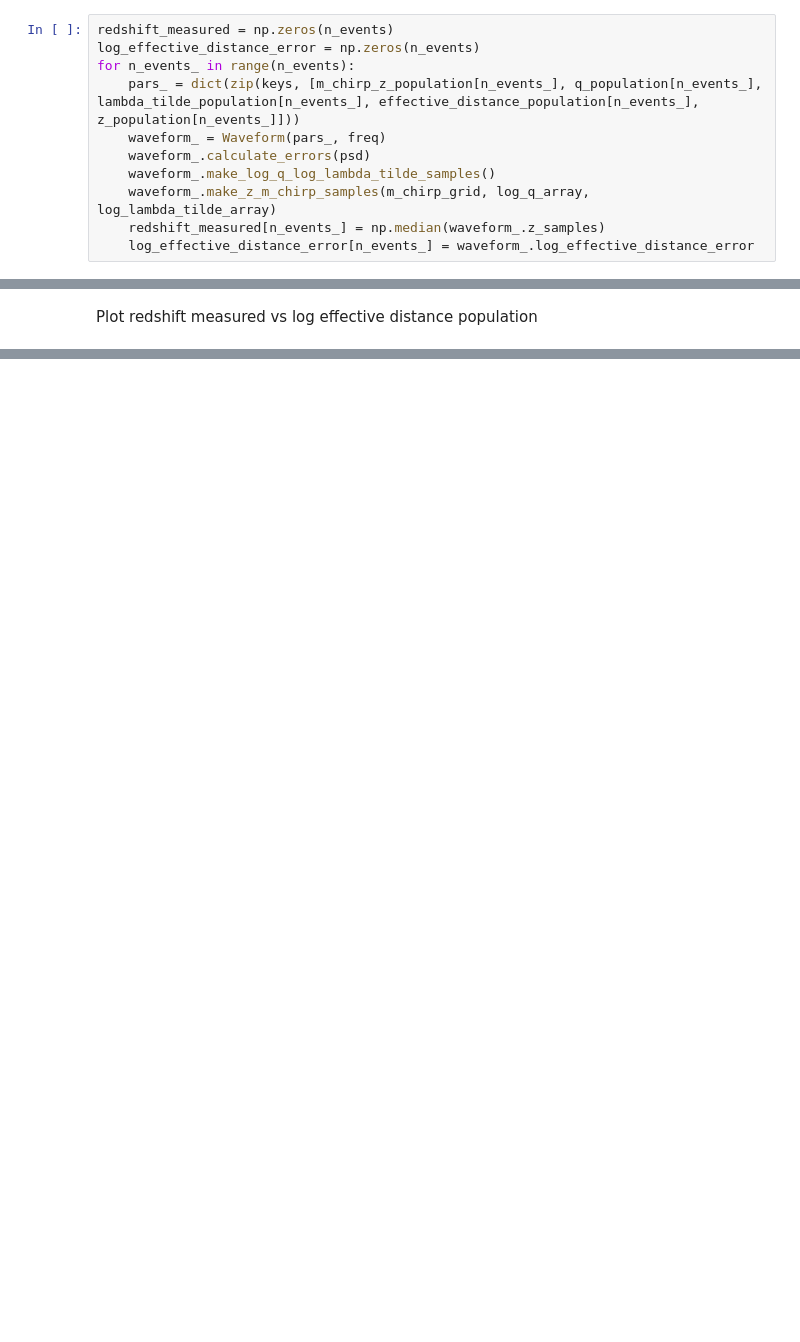
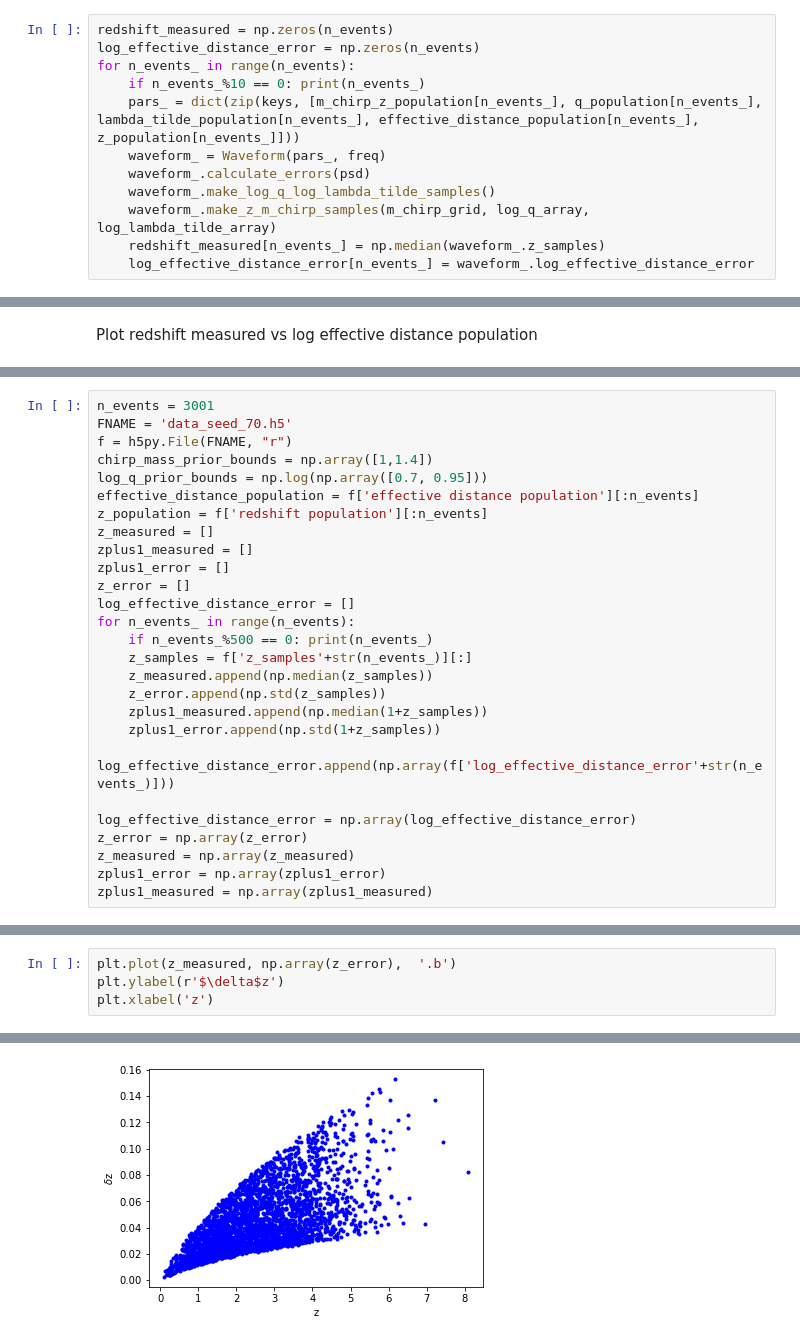
Before and after one commit to Pratyusava/3G_NS_EOS_Cosmology, a Jupyter notebook: basic_functions_check.ipynb, the cells around one changed output, grey strips where cells are left out. Drawn from its saved outputs; the diff is of its cells as text; blank space fills up the shorter version.

```diff
--- a/basic_functions_check.ipynb
+++ b/basic_functions_check.ipynb
@@ -112,6 +112,7 @@ We make an array of measured redshift, errors on log effective distance
 redshift_measured = np.zeros(n_events)
 log_effective_distance_error = np.zeros(n_events)
 for n_events_ in range(n_events):
+    if n_events_%10 == 0: print(n_events_)
     pars_ = dict(zip(keys, [m_chirp_z_population[n_events_], q_population[n_events_], lambda_tilde_population[n_events_], effective_distance_population[n_events_], z_population[n_events_]]))
     waveform_ = Waveform(pars_, freq)
     waveform_.calculate_errors(psd)
@@ -153,0 +155,27 @@ print (popt, pcov)
+# %%
+n_events = 3001
+FNAME = 'data_seed_70.h5'
+f = h5py.File(FNAME, "r")
+chirp_mass_prior_bounds = np.array([1,1.4])
+log_q_prior_bounds = np.log(np.array([0.7, 0.95]))
+effective_distance_population = f['effective distance population'][:n_events]
+z_population = f['redshift population'][:n_events]
+z_measured = []
+zplus1_measured = []
+zplus1_error = []
+z_error = []
+log_effective_distance_error = []
+for n_events_ in range(n_events):
+    if n_events_%500 == 0: print(n_events_)
+    z_samples = f['z_samples'+str(n_events_)][:]
+    z_measured.append(np.median(z_samples))
+    z_error.append(np.std(z_samples))
+    zplus1_measured.append(np.median(1+z_samples))
+    zplus1_error.append(np.std(1+z_samples))
+    log_effective_distance_error.append(np.array(f['log_effective_distance_error'+str(n_events_)]))
+
+log_effective_distance_error = np.array(log_effective_distance_error)
+z_error = np.array(z_error)
+z_measured = np.array(z_measured)
+zplus1_error = np.array(zplus1_error)
+zplus1_measured = np.array(zplus1_measured)
@@ -153,0 +192,5 @@ print (popt, pcov)
+# %%
+plt.plot(z_measured, np.array(z_error),  '.b')
+plt.ylabel(r'$\delta$z')
+plt.xlabel('z')
+# %% [output]
@@ -153,0 +198 @@ print (popt, pcov)
+[figure, added]
```
Also changed, not shown: parts of 25 cells of this notebook, 7 other files.
